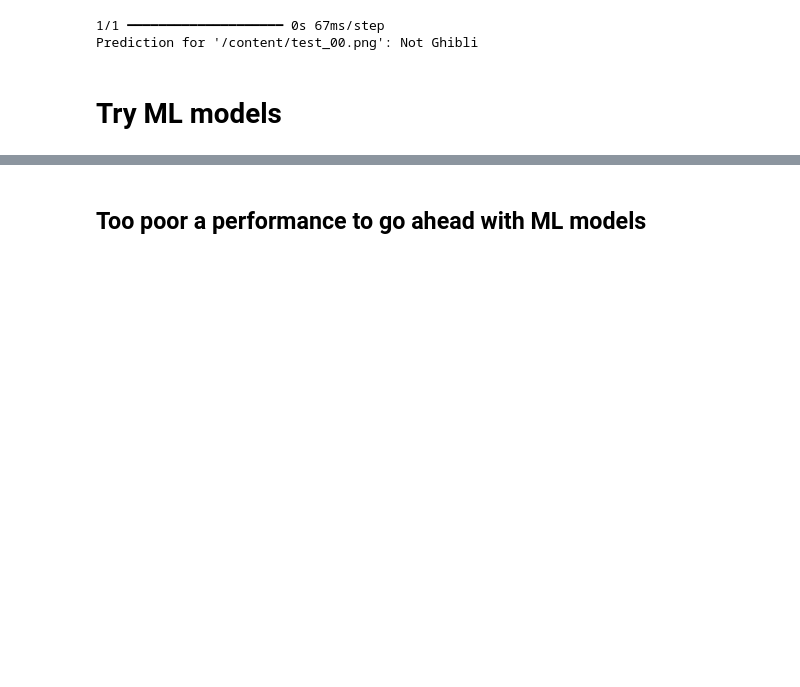
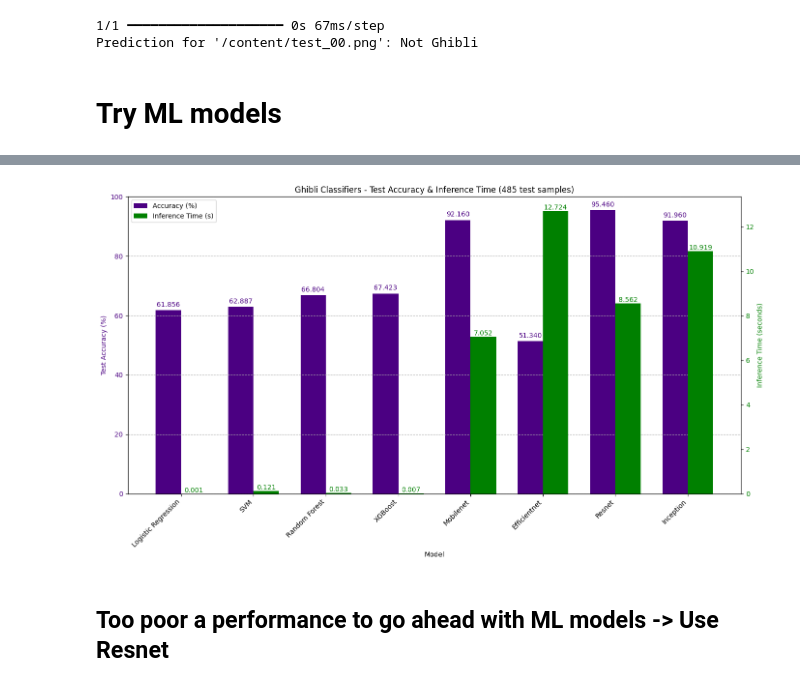
Before and after one commit to Nikshay-Jain/Sticker-Studio, a Jupyter notebook: scripts/Ghibli_Normal_Classifier.ipynb, the cells around one changed output, grey strips where cells are left out. Saved outputs shown, nothing was run; the diff lists cells and outputs as text; code cells hidden in the pictures; blank space fills up the shorter version.

```diff
--- a/scripts/Ghibli_Normal_Classifier.ipynb
+++ b/scripts/Ghibli_Normal_Classifier.ipynb
@@ -624,0 +680,7 @@ weighted avg       0.67      0.67      0.67       485
+# %%
+valid_data1 = [('Mobilenet', 0.9216, 7.0524),       # performance with GPUs
+ ('Efficientnet', 0.5134, 12.7238),
+ ('Resnet', 0.9546, 8.5617),
+ ('Inception', 0.9196, 10.9187)]
+
+valid_data2 = valid_data + valid_data1
@@ -625,2 +698,58 @@ weighted avg       0.67      0.67      0.67       485
+# %%
+if valid_data2:
+    valid_model_names = [item[0] for item in valid_data2]
+    valid_accuracies = [item[1] * 100 for item in valid_data2]
+    valid_inference_times = [item[2] for item in valid_data2]
+
+    x = np.arange(len(valid_model_names))
+    width = 0.35  # Width of the bars
+
+    fig, ax1 = plt.subplots(figsize=(14, 8))
+
+    # Plotting Test Accuracy
+    rects1 = ax1.bar(x - width/2, valid_accuracies, width, label='Accuracy (%)', color='indigo')
+    ax1.set_ylabel('Test Accuracy (%)', color='indigo')
+    ax1.tick_params(axis='y', labelcolor='indigo')
+    ax1.set_ylim(0, 100)
+    ax1.grid(axis='y', linestyle='--')
+
+    # Creating a second y-axis for Inference Time
+    ax2 = ax1.twinx()
+    rects2 = ax2.bar(x + width/2, valid_inference_times, width, label='Inference Time (s)', color='green')
+    ax2.set_ylabel('Inference Time (seconds)', color='green')
+    ax2.tick_params(axis='y', labelcolor='green')
+
+    # Set x-axis labels and title
+    ax1.set_xlabel('Model')
+    ax1.set_title('Ghibli Classifiers - Test Accuracy & Inference Time (485 test samples)')
+    ax1.set_xticks(x)
+    ax1.set_xticklabels(valid_model_names, rotation=45, ha='right')
+
+    # Function to add labels above the bars
+    def autolabel(rects, ax, values, color, y_offset):
+        """Attach a text label above each bar in *rects*, displaying its height."""
+        for rect, value in zip(rects, values):
+            height = rect.get_height()
+            ax.annotate(f'{value:.3f}',
+                        xy=(rect.get_x() + rect.get_width() / 2, height),
+                        xytext=(0, y_offset),
+                        textcoords="offset points",
+                        ha='center', va='bottom', color=color)
+
+    autolabel(rects1, ax1, valid_accuracies, 'indigo', 3)
+    autolabel(rects2, ax2, valid_inference_times, 'green', 0.05)
+
+    # Combine legends from both axes
+    lines, labels = ax1.get_legend_handles_labels()
+    lines2, labels2 = ax2.get_legend_handles_labels()
+    ax1.legend(lines + lines2, labels + labels2, loc='upper left')
+
+    fig.tight_layout()
+    plt.show()
+
+else:
+    print("No valid ML model data to plot.")
+# %% [output]
+[figure, added]
 # %% [markdown]
-## Too poor a performance to go ahead with ML models
+## Too poor a performance to go ahead with ML models -> Use Resnet
```
Also changed, not shown: parts of 9 cells of this notebook, 3 other files.
